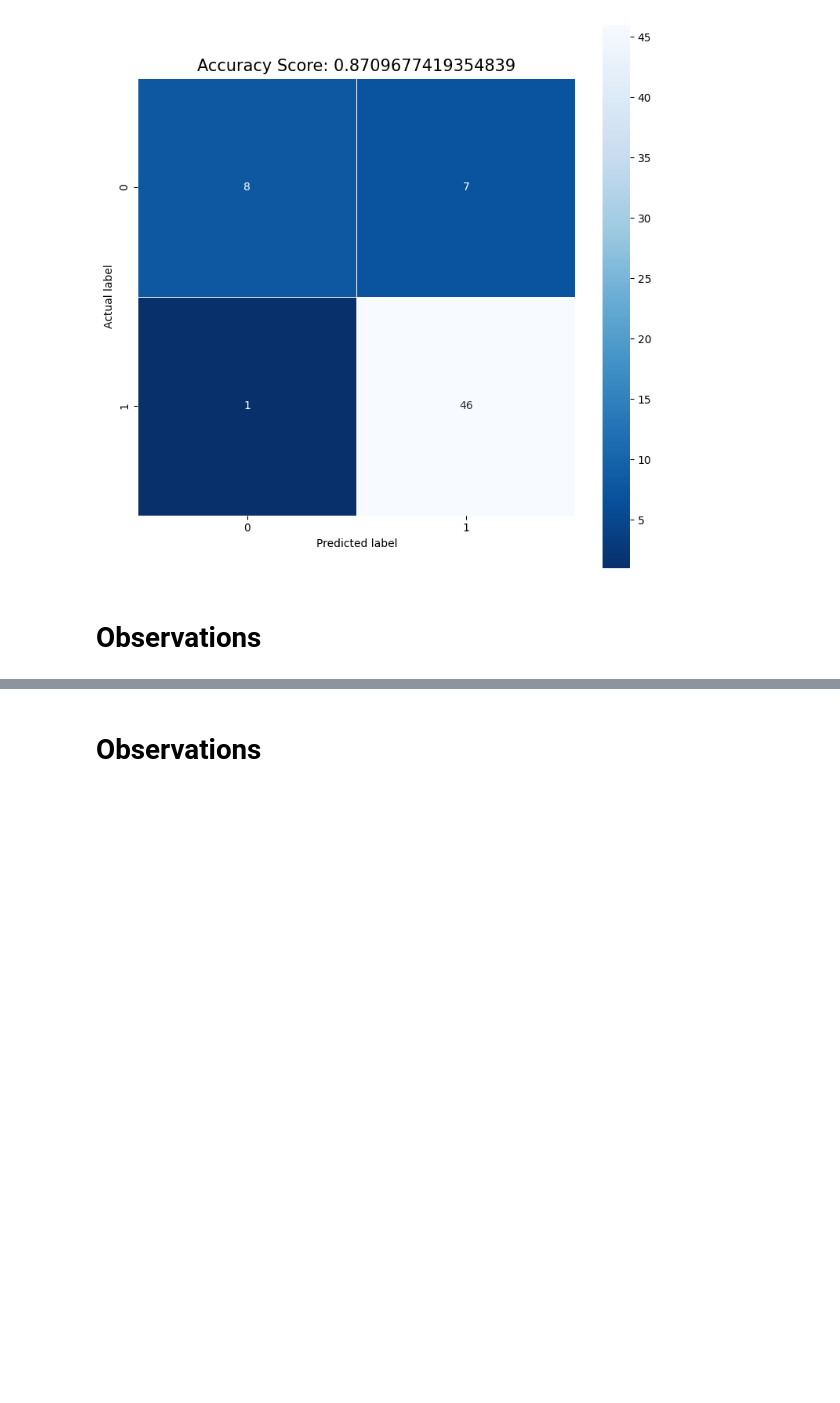
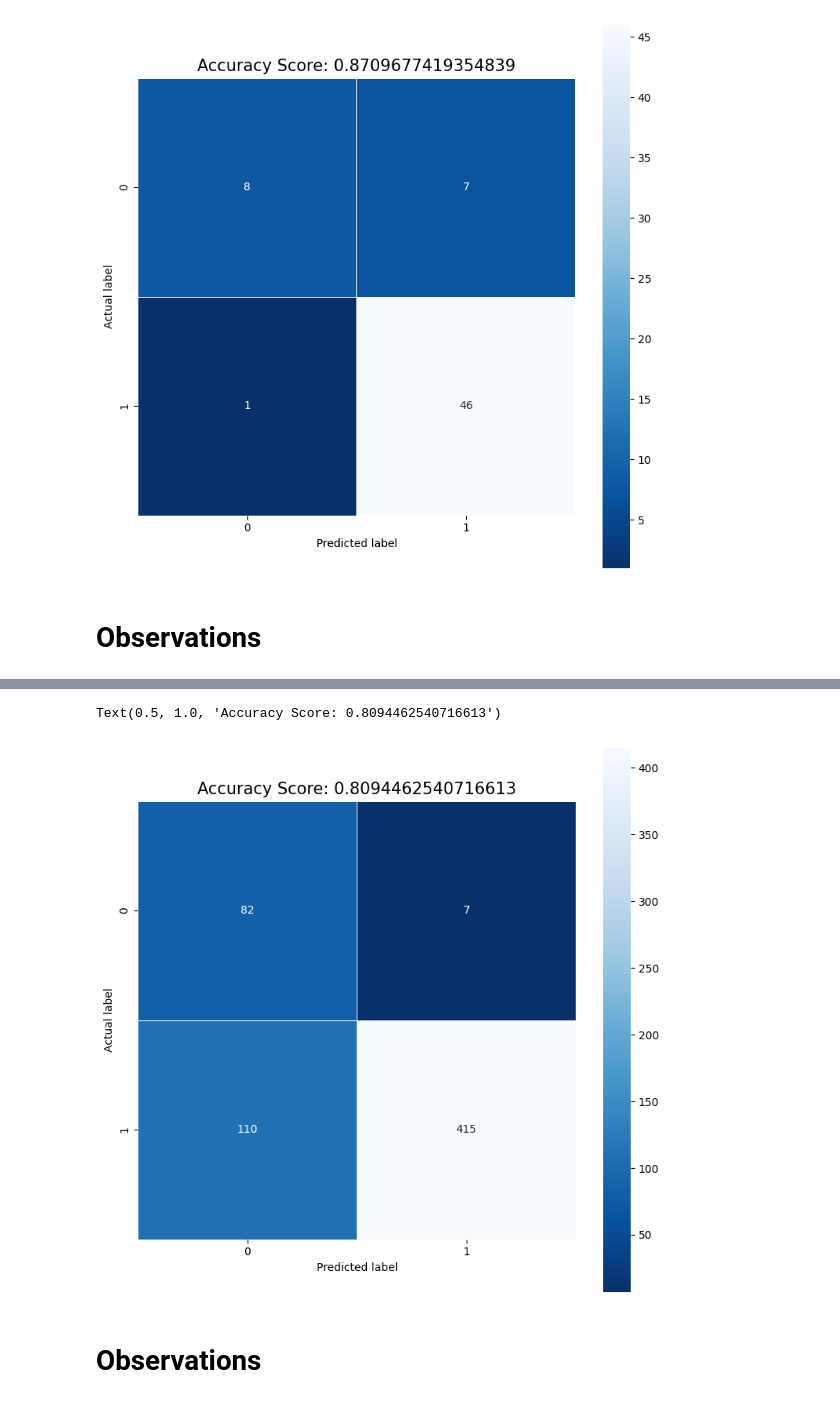
Before and after one commit to Relicjamin-jv/ML-and-Visualization, a Jupyter notebook: report.ipynb, the cells around one changed output, grey strips where cells are left out. Saved outputs shown, nothing was run; the diff lists cells and outputs as text; code cells hidden in the pictures; blank space fills up the shorter version.

Commit message:
logistic regression added to the report

```diff
--- a/report.ipynb
+++ b/report.ipynb
@@ -224,0 +223,11 @@ Text(0.5, 1.0, 'Accuracy Score: 0.8709677419354839')
+# %%
+# Third Model (logistic regression - LOO)
+from sklearn.model_selection import LeaveOneOut
+from sklearn.model_selection import cross_val_predict
+from sklearn.metrics import classification_report
+
+cv = LeaveOneOut()
+
+scores = cross_val_predict(LogisticReg, data_train, data_target, cv=cv, n_jobs=1)
+
+scores_yes = np.count_nonzero(scores == 1)
@@ -225,3 +278,16 @@ Text(0.5, 1.0, 'Accuracy Score: 0.8709677419354839')
+# %%
+# A confusion matrix given the above report, the code was was almost directly copied from https://medium.com/@dtuk81/confusion-matrix-visualization-fc31e3f30fea
+cm_loo = metrics.confusion_matrix(scores, data_target)
+
+plt.figure(figsize=(9,9))
+sns.heatmap(cm_loo, annot=True, fmt=".0f", linewidths=.5, square = True, cmap = 'Blues_r')
+plt.ylabel('Actual label')
+plt.xlabel('Predicted label')
+all_sample_title = f"Accuracy Score: {acc_loo}"
+plt.title(all_sample_title, size = 15)
+# %% [output]
+Text(0.5, 1.0, 'Accuracy Score: 0.8094462540716613')
+[figure, added]
 # %% [markdown]
 # Observations
 # %%
```
Also changed, not shown: parts of 5 cells of this notebook, 1 other file.
